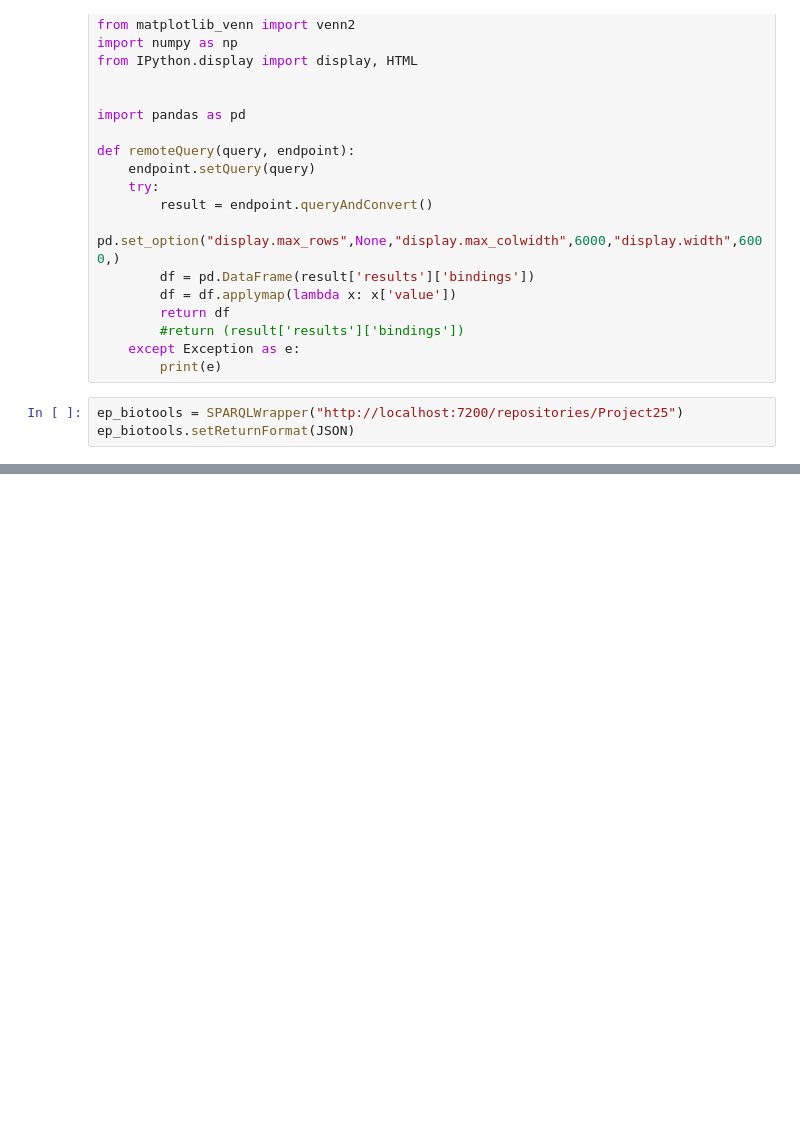
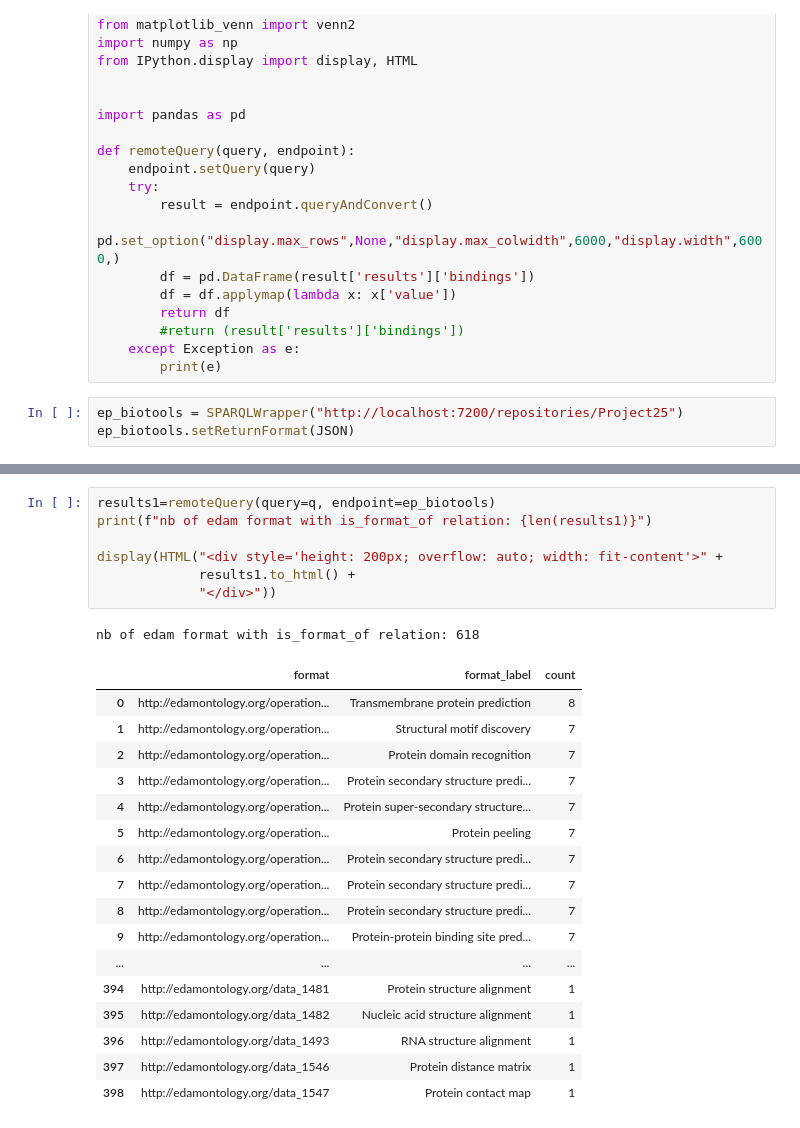
Before and after one commit to bio-tools/biohackathon2022, a Jupyter notebook: notebooks/relations_in_edam.ipynb, the cells around one changed output, grey strips where cells are left out. Drawn from its saved outputs; the diff is of its cells as text; blank space fills up the shorter version.

Commit message:
added has_topic to relation notebook

```diff
--- a/notebooks/relations_in_edam.ipynb
+++ b/notebooks/relations_in_edam.ipynb
@@ -74,0 +111,26 @@ nb of edam format with is_format_of relation: 732
+# %%
+results1=remoteQuery(query=q, endpoint=ep_biotools)
+print(f"nb of edam format with is_format_of relation: {len(results1)}")
+
+display(HTML("<div style='height: 200px; overflow: auto; width: fit-content'>" +
+             results1.to_html() +
+             "</div>"))
+# %% [output]
+nb of edam format with is_format_of relation: 618
+|  | format | format_label | count |
+| 0 | http://edamontology.org/operation... | Transmembrane protein prediction | 8 |
+| 1 | http://edamontology.org/operation... | Structural motif discovery | 7 |
+| 2 | http://edamontology.org/operation... | Protein domain recognition | 7 |
+| 3 | http://edamontology.org/operation... | Protein secondary structure predi... | 7 |
+| 4 | http://edamontology.org/operation... | Protein super-secondary structure... | 7 |
+| 5 | http://edamontology.org/operation... | Protein peeling | 7 |
+| 6 | http://edamontology.org/operation... | Protein secondary structure predi... | 7 |
+| 7 | http://edamontology.org/operation... | Protein secondary structure predi... | 7 |
+| 8 | http://edamontology.org/operation... | Protein secondary structure predi... | 7 |
+| 9 | http://edamontology.org/operation... | Protein-protein binding site pred... | 7 |
+| ... | ... | ... | ... |
+| 394 | http://edamontology.org/data_1481 | Protein structure alignment | 1 |
+| 395 | http://edamontology.org/data_1482 | Nucleic acid structure alignment | 1 |
+| 396 | http://edamontology.org/data_1493 | RNA structure alignment | 1 |
+| 397 | http://edamontology.org/data_1546 | Protein distance matrix | 1 |
+| 398 | http://edamontology.org/data_1547 | Protein contact map | 1 |
```
Also changed, not shown: parts of 7 cells of this notebook.
